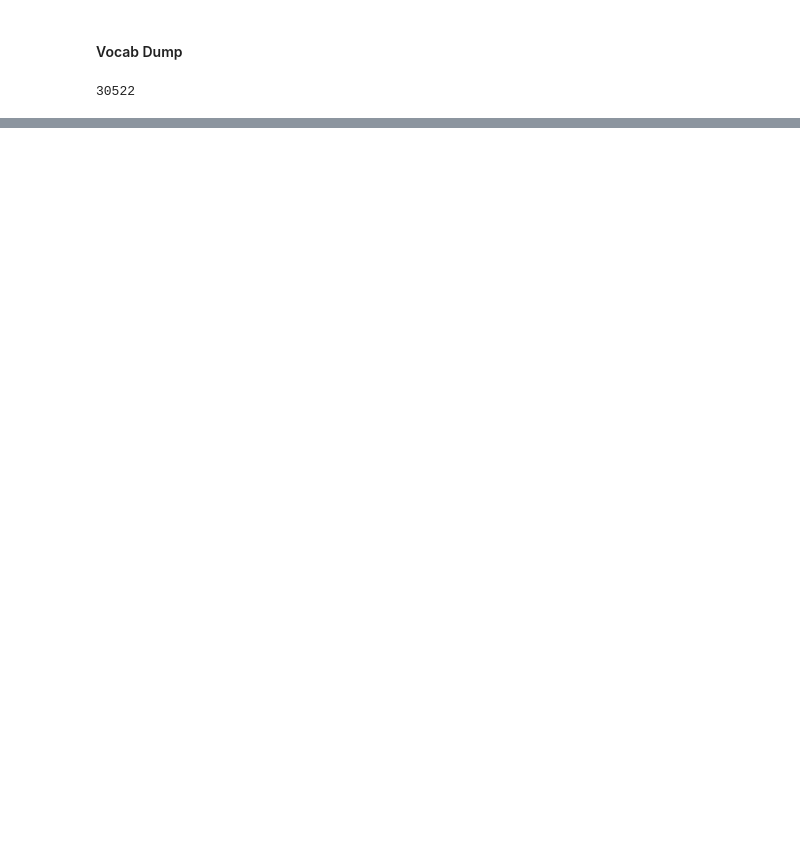
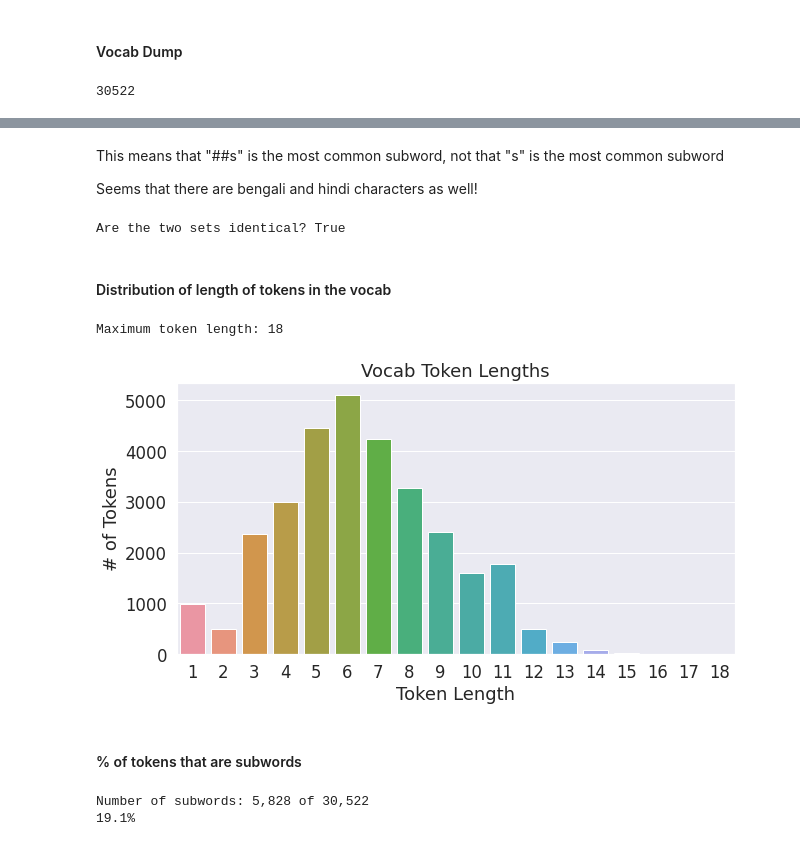
Before and after one commit to ShaunakSen/Natural-Language-Processing, a Jupyter notebook: BERT_Research_Series.ipynb, the cells around one changed output, grey strips where cells are left out. Drawn from its saved outputs; the diff is of its cells as text; code cells hidden in the pictures; blank space fills up the shorter version.

Commit message:
exploring BERT vocab

```diff
--- a/BERT_Research_Series.ipynb
+++ b/BERT_Research_Series.ipynb
@@ -95,0 +119,14 @@ with open("vocabulary_BERT_BASE_UNCASED.txt", "w") as f:
+# %%
+one_chars = []
+one_chars_hashes = []
+
+# For each token in the vocabulary...
+for token in tokenizer.vocab.keys():
+
+    # Record any single-character tokens.
+    if len(token) == 1:
+        one_chars.append(token)
+
+    # Record single-character tokens preceded by the two hashes.
+    elif len(token) == 3 and token[0:2] == '##':
+        one_chars_hashes.append(token)
@@ -95,0 +205,66 @@ with open("vocabulary_BERT_BASE_UNCASED.txt", "w") as f:
+# %% [markdown]
+This means that "##s" is the most common subword, not that "s" is the most common subword
+
+Seems that there are bengali and hindi characters as well!
+# %%
+print('Are the two sets identical?', set(one_chars) == set(tokens))
+# %% [output]
+Are the two sets identical? True
+# %% [markdown]
+#### Distribution of length of tokens in the vocab
+# %%
+import matplotlib.pyplot as plt
+import seaborn as sns
+import numpy as np
+
+sns.set(style='darkgrid')
+
+# Increase the plot size and font size.
+sns.set(font_scale=1.5)
+plt.rcParams["figure.figsize"] = (10,5)
+
+token_lengths = [len(token) for token in tokenizer.vocab.keys()]
+
+sns.countplot(x=token_lengths);
+
+plt.title('Vocab Token Lengths')
+plt.xlabel('Token Length')
+plt.ylabel('# of Tokens')
+
+print('Maximum token length:', max(token_lengths))
+# %% [output]
+Maximum token length: 18
+[figure, added]
+# %% [markdown]
+#### % of tokens that are subwords
+# %%
+num_subwords = 0
+
+subword_lengths = []
+
+# For each token in the vocabulary...
+for token in tokenizer.vocab.keys():
+
+    # If it's a subword...
+    if len(token) >= 2 and token[0:2] == '##':
+
+        # Tally all subwords
+        num_subwords += 1
+
+        # Measure the sub word length (without the hashes)
+        length = len(token) - 2
+
+        # Record the lengths.
+        subword_lengths.append(length)
+
+vocab_size = len(tokenizer.vocab.keys())
+
+print('Number of subwords: {:,} of {:,}'.format(num_subwords, vocab_size))
+
+# Calculate the percentage of words that are '##' subwords.
+prcnt = float(num_subwords) / vocab_size * 100.0
+
+print('%.1f%%' % prcnt)
+# %% [output]
+Number of subwords: 5,828 of 30,522
+19.1%
```
Also changed, not shown: parts of 24 cells of this notebook.
